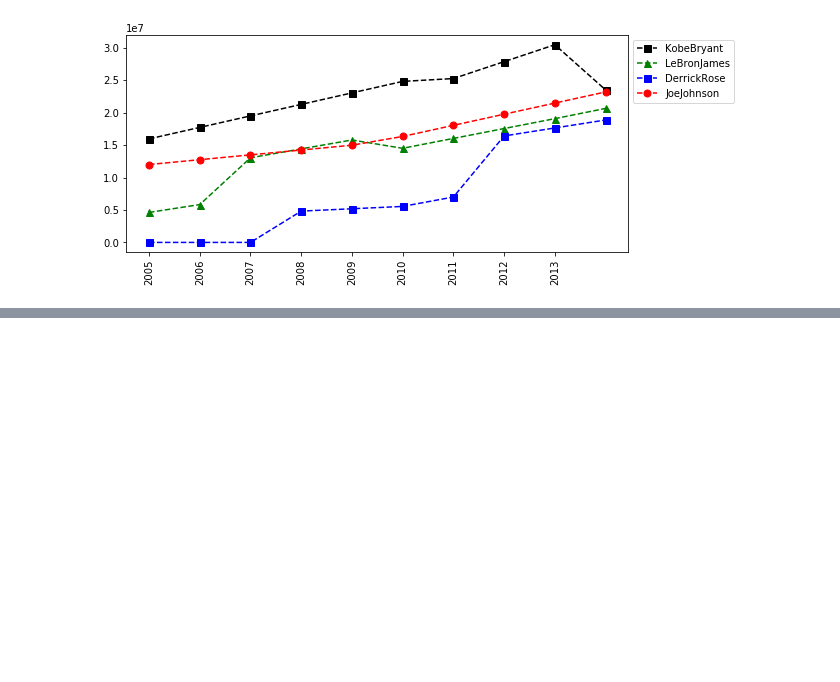
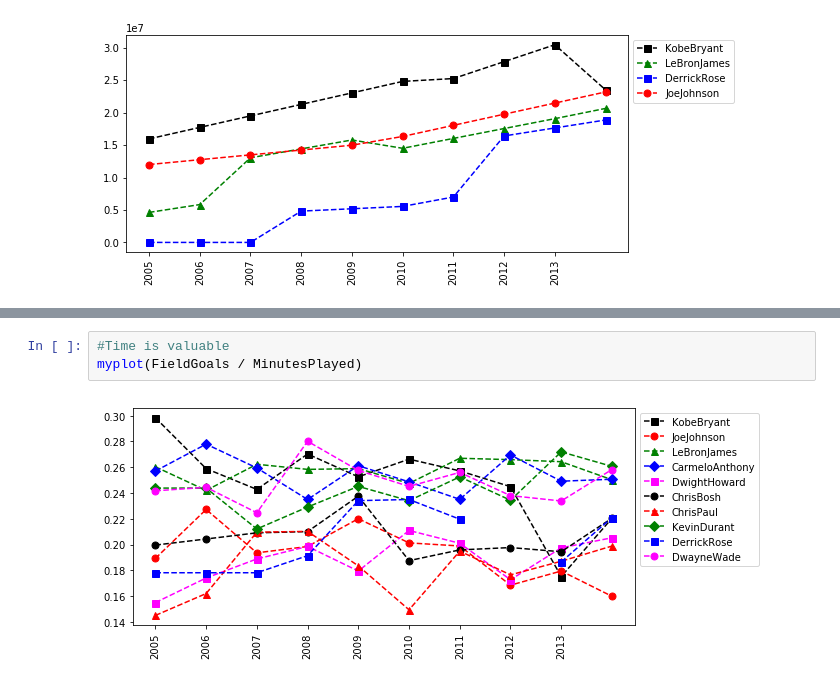
Before and after one commit to 13204942/PythonNotebook, a Jupyter notebook: Python Visualization.ipynb, the cells around one changed output, grey strips where cells are left out. Drawn from its saved outputs; the diff is of its cells as text; blank space fills up the shorter version.

```diff
--- a/Python Visualization.ipynb
+++ b/Python Visualization.ipynb
@@ -311,0 +337,5 @@ myplot(Salary, ["KobeBryant","LeBronJames","DerrickRose","JoeJohnson"])
+# %%
+#Time is valuable
+myplot(FieldGoals / MinutesPlayed)
+# %% [output]
+[figure, added]
```
Also changed, not shown: parts of 5 cells of this notebook, 1 other file.
